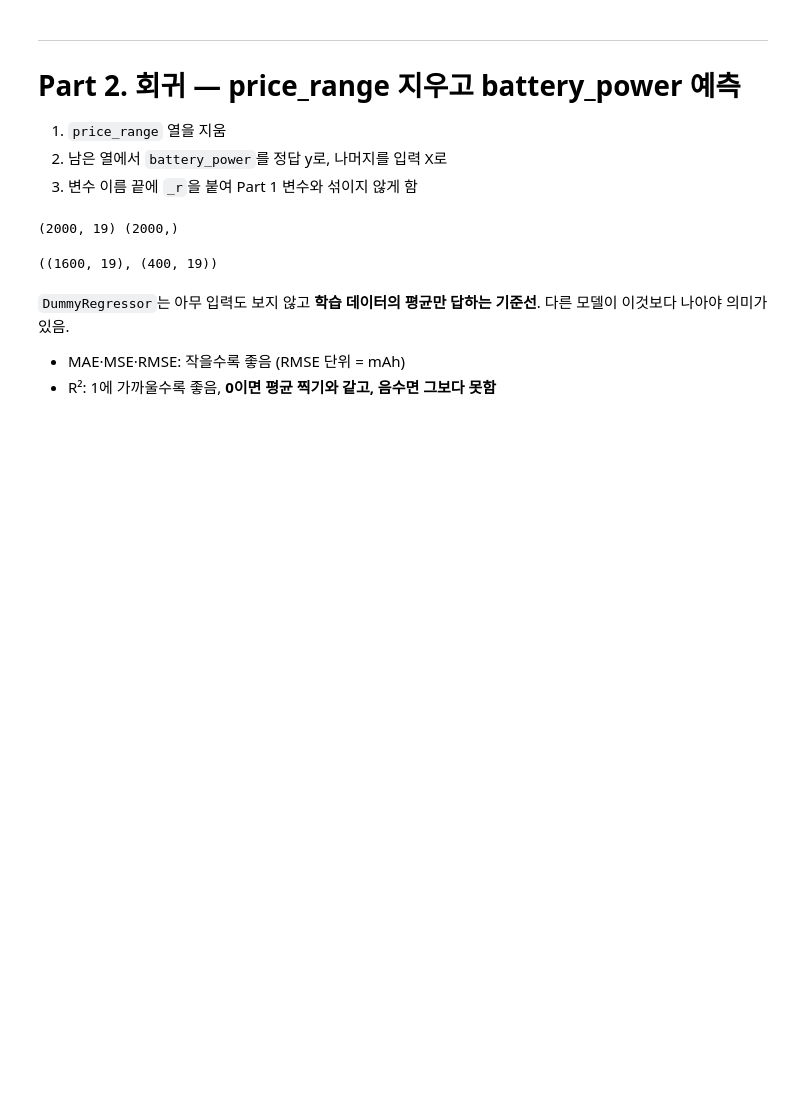
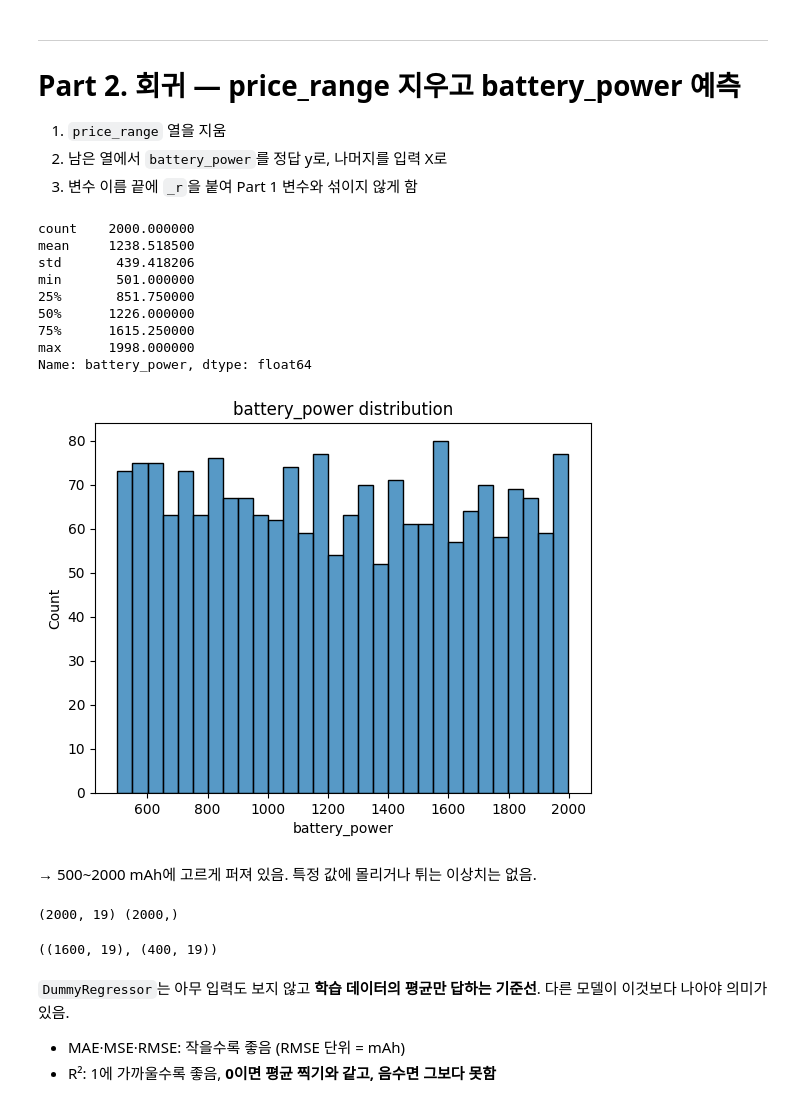
Before and after one commit to HONGSAHUN/AI-Class, a Jupyter notebook: Week08_1026/mobile_classification_Regression_1026.ipynb, the cells around one changed output. Cells and saved outputs as stored; diff of their text form; code cells hidden in the pictures; blank space fills up the shorter version.

```diff
--- a/Week08_1026/mobile_classification_Regression_1026.ipynb
+++ b/Week08_1026/mobile_classification_Regression_1026.ipynb
@@ -173,6 +247,25 @@ weighted avg       0.96      0.95      0.96       400
 1. `price_range` 열을 지움
 2. 남은 열에서 `battery_power`를 정답 y로, 나머지를 입력 X로
 3. 변수 이름 끝에 `_r`을 붙여 Part 1 변수와 섞이지 않게 함
+# %%
+# 회귀 정답(battery_power)은 연속값이라 value_counts 대신 분포 확인
+print(df['battery_power'].describe())
+sns.histplot(df['battery_power'], bins=30)
+plt.title('battery_power distribution')
+plt.show()
+# %% [output]
+count    2000.000000
+mean     1238.518500
+std       439.418206
+min       501.000000
+25%       851.750000
+50%      1226.000000
+75%      1615.250000
+max      1998.000000
+Name: battery_power, dtype: float64
+[figure, added]
+# %% [markdown]
+→ 500~2000 mAh에 고르게 퍼져 있음. 특정 값에 몰리거나 튀는 이상치는 없음.
 # %%
 df_reg = df.drop('price_range', axis=1)
 
```
Also changed, not shown: parts of 11 cells of this notebook.
